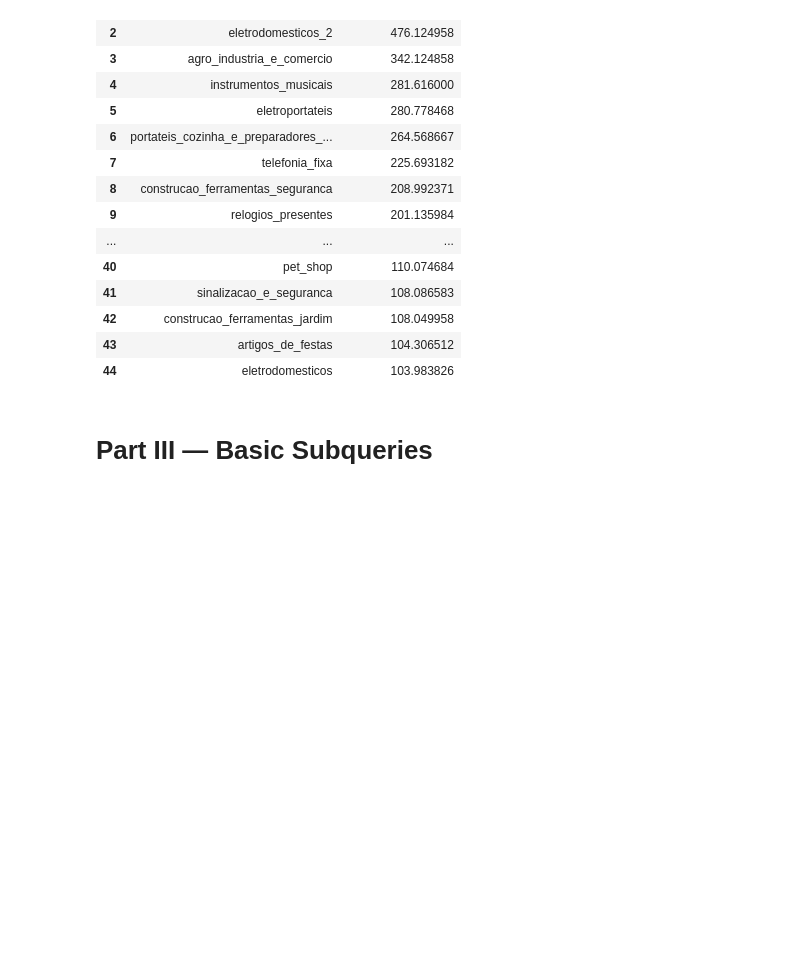
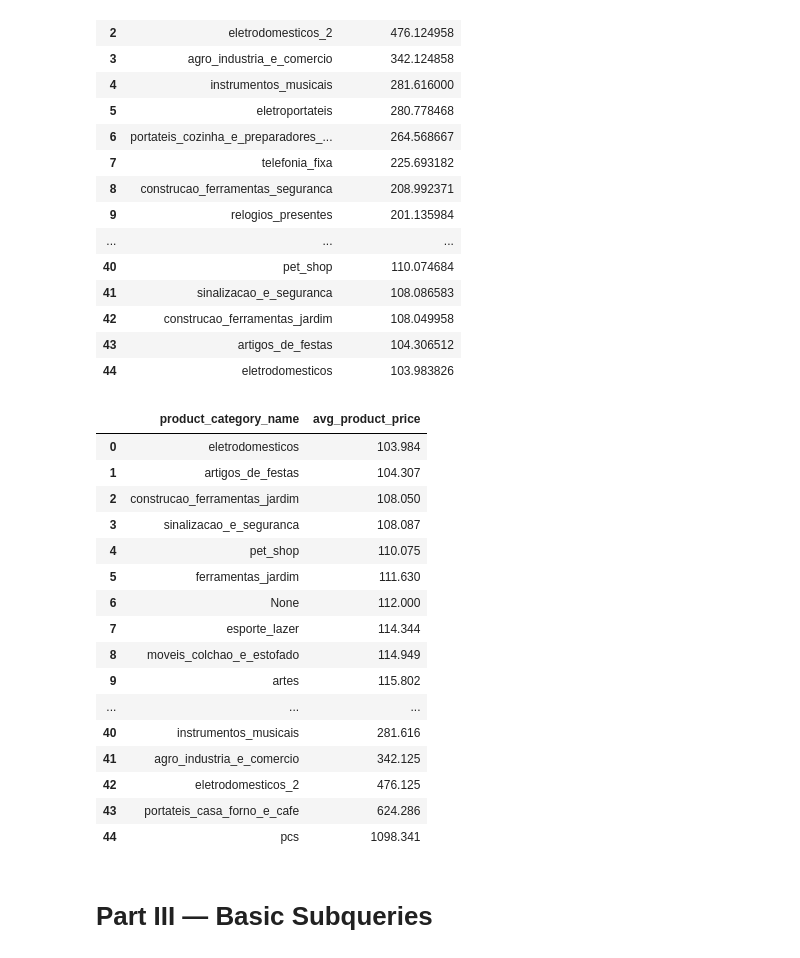
Before and after one commit to Thomasayanfeoluwa/2026-Python-Training-Class---Tutorial-For-Beginners, a Jupyter notebook: OLISTs/exercises_solutions/olists_exercises.ipynb, the cells around one changed output. Saved outputs shown, nothing was run; the diff lists cells and outputs as text; code cells hidden in the pictures; blank space fills up the shorter version.

```diff
--- a/OLISTs/exercises_solutions/olists_exercises.ipynb
+++ b/OLISTs/exercises_solutions/olists_exercises.ipynb
@@ -505,3 +500,33 @@ run_sql("""
+# %%
+run_sql("""
+    SELECT
+        p.product_category_name,
+        ROUND(AVG(price), 3) AS avg_product_price
+    FROM products AS p
+    LEFT JOIN order_items AS i
+        ON p.product_id = i.product_id
+    GROUP BY product_category_name
+    HAVING avg_product_price > 100
+    ORDER BY avg_product_price;
+""")
+# %% [output]
+|  | product_category_name | avg_product_price |
+| 0 | eletrodomesticos | 103.984 |
+| 1 | artigos_de_festas | 104.307 |
+| 2 | construcao_ferramentas_jardim | 108.050 |
+| 3 | sinalizacao_e_seguranca | 108.087 |
+| 4 | pet_shop | 110.075 |
+| 5 | ferramentas_jardim | 111.630 |
+| 6 | None | 112.000 |
+| 7 | esporte_lazer | 114.344 |
+| 8 | moveis_colchao_e_estofado | 114.949 |
+| 9 | artes | 115.802 |
+| ... | ... | ... |
+| 40 | instrumentos_musicais | 281.616 |
+| 41 | agro_industria_e_comercio | 342.125 |
+| 42 | eletrodomesticos_2 | 476.125 |
+| 43 | portateis_casa_forno_e_cafe | 624.286 |
+| 44 | pcs | 1098.341 |
 # %% [markdown]
 # Part III — Basic Subqueries
 # %% [markdown]
```
Also changed, not shown: parts of 1 cell of this notebook.
